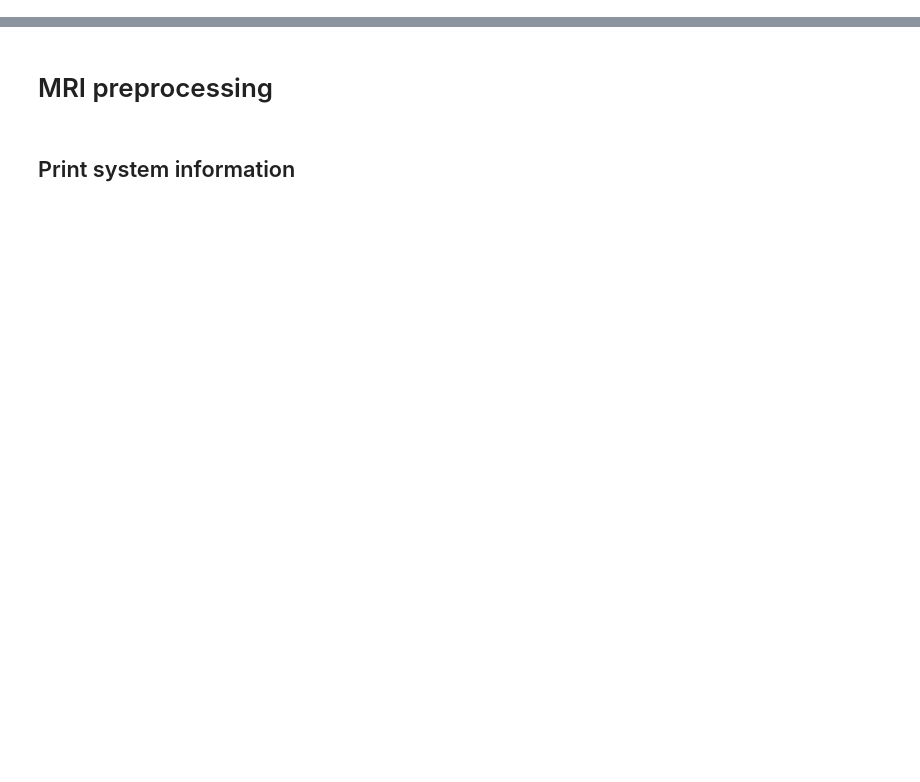
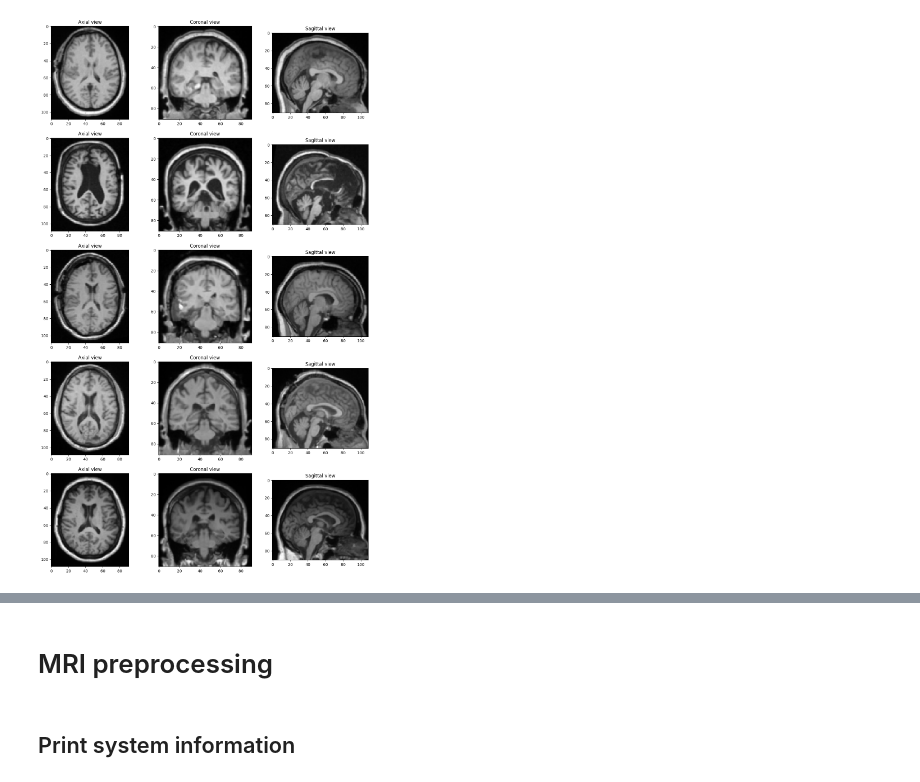
Before and after one commit to AmauryPelzer/Engel-outcome-prediction, a Jupyter notebook: notebooks/2. preprocessing/mri_preprocessing.ipynb, the cells around one changed output, grey strips where cells are left out. Saved outputs shown, nothing was run; the diff lists cells and outputs as text; code cells hidden in the pictures; blank space fills up the shorter version.

```diff
--- a/notebooks/2. preprocessing/mri_preprocessing.ipynb
+++ b/notebooks/2. preprocessing/mri_preprocessing.ipynb
@@ -4,9 +4,18 @@ import pandas as pd
 import nibabel as nib
 import numpy as np
 from tensorflow.keras.models import Sequential
-from tensorflow.keras.layers import Conv3D, MaxPooling3D, Flatten, Dense, Input
+from tensorflow.keras.layers import Conv3D, MaxPooling3D, Flatten, Dense, Input, Dropout, BatchNormalization
 from tensorflow.keras import Model
 from sklearn.model_selection import train_test_split
+from tensorflow.keras.optimizers import Adam
+
+def normalize_image_intensity(img):
+    data = img.get_fdata()
+    mean = np.mean(data)
+    std = np.std(data)
+    normalized_data = (data - mean) / std
+    normalized_img = nib.Nifti1Image(normalized_data, img.affine, img.header)
+    return normalized_img
 
 def load_mris_and_labels(mri_directory, csv_file):
     df = pd.read_csv(csv_file)
@@ -18,23 +27,28 @@ def load_mris_and_labels(mri_directory, csv_file):
         if filename.endswith(".nii") or filename.endswith(".nii.gz"):
             rsct_id = filename.split('_')[0].split('-')[1]  # Adjusted to match your filename format
             img = nib.load(os.path.join(mri_directory, filename))
+            normalized_img = normalize_image_intensity(img)
             label = df.loc[df['record_id'] == rsct_id, 'surg_engel'].values[0]
 
-            mris.append(img)
+            mris.append(normalized_img)
             labels.append(label)
             ids.append(rsct_id)
 
     return mris, labels, ids
 
 def create_model(input_shape):
-    """ Create a 3D CNN model. """
+    """ Create a 3D CNN model with regularization. """
     inputs = Input(shape=input_shape)
     x = Conv3D(32, kernel_size=(3, 3, 3), activation='relu')(inputs)
+    x = BatchNormalization()(x)
     x = MaxPooling3D(pool_size=(2, 2, 2))(x)
+    x = Dropout(0.25)(x)
     x = Flatten()(x)
     x = Dense(64, activation='relu')(x)
+    x = Dropout(0.5)(x)
     outputs = Dense(1, activation='sigmoid')(x)
 
     model = Model(inputs, outputs)
-    model.compile(optimizer='adam', loss='binary_crossentropy', metrics=['accuracy'])
+    optimizer = Adam(learning_rate=1e-4)  # Lower learning rate
+    model.compile(optimizer=optimizer, loss='binary_crossentropy', metrics=['accuracy', 'auc'])
     return model
@@ -127,2 +93,25 @@ Epoch 10/10
+# %%
+import matplotlib.pyplot as plt
+
+def show_mri_slices(mris, num_slices=5):
+    fig, axes = plt.subplots(num_slices, 3, figsize=(15, 5 * num_slices))
+    for i in range(num_slices):
+        data = mris[i].get_fdata()
+        mid_slice = data.shape[2] // 2
+
+        # Adjusting orientation by rotating 90 degrees counterclockwise
+        axes[i, 0].imshow(np.rot90(data[:, :, mid_slice]), cmap='gray')
+        axes[i, 0].set_title('Axial view')
+        axes[i, 1].imshow(np.rot90(data[:, mid_slice, :]), cmap='gray')
+        axes[i, 1].set_title('Coronal view')
+        axes[i, 2].imshow(np.rot90(data[mid_slice, :, :]), cmap='gray')
+        axes[i, 2].set_title('Sagittal view')
+
+    plt.show()
+
+# Show some MRI slices after normalization
+show_mri_slices(mris)
+# %% [output]
+[figure, added]
 # %%
 # Save the model to a file
```
Also changed, not shown: parts of 4 cells of this notebook, 1 other file.
